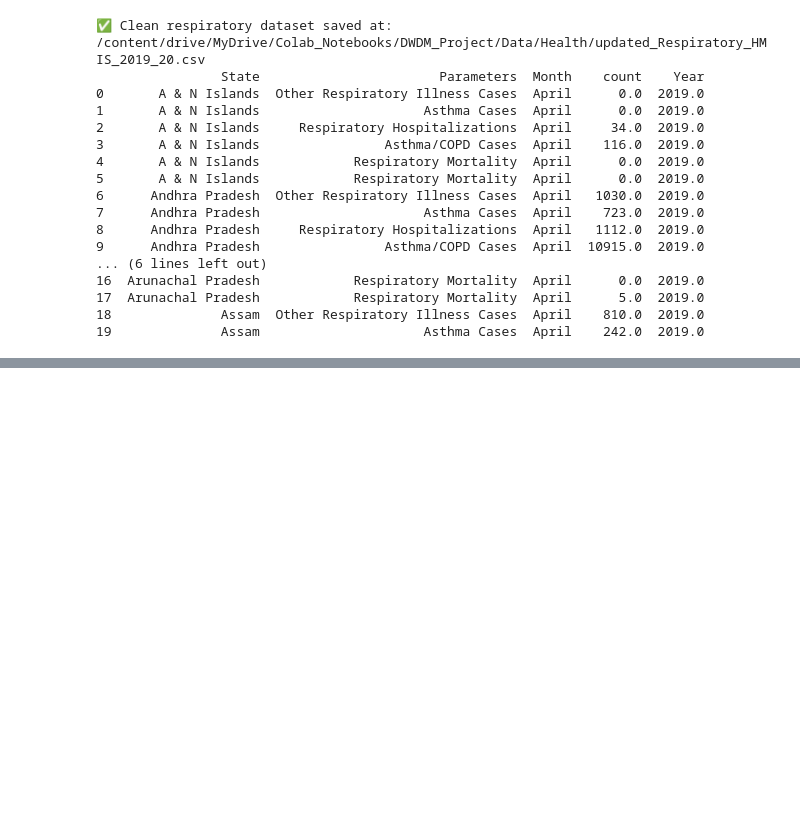
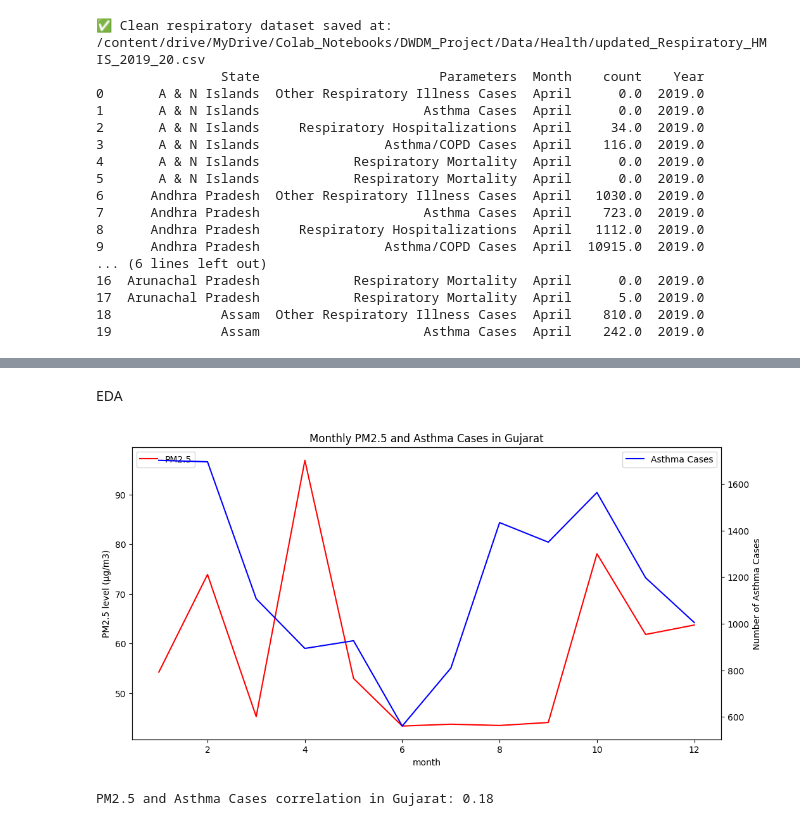
Before and after one commit to Akshar-36/aqi-health-risk-ml, a Jupyter notebook: India_AQI_Health_Pipeline.ipynb, the cells around one changed output, grey strips where cells are left out. Drawn from its saved outputs; the diff is of its cells as text; code cells hidden in the pictures; blank space fills up the shorter version.

Commit message:
all datasets merged and some basic EDA

```diff
--- a/India_AQI_Health_Pipeline.ipynb
+++ b/India_AQI_Health_Pipeline.ipynb
@@ -196,3 +190,9 @@ print(resp_long.head(20))
 17  Arunachal Pradesh            Respiratory Mortality  April      5.0  2019.0
 18              Assam  Other Respiratory Illness Cases  April    810.0  2019.0
 19              Assam                     Asthma Cases  April    242.0  2019.0
+# %%
+
+#load all clean datasets for aggregation and merging
+cpcb_df = pd.read_csv('/content/drive/MyDrive/Colab_Notebooks/DWDM_Project/Results/cleaned_cpcb_data.csv')
+health_df = pd.read_csv('/content/drive/MyDrive/Colab_Notebooks/DWDM_Project/Data/Health/updated_Respiratory_HMIS_2019_20.csv')
+modis_df = pd.read_csv('/content/drive/MyDrive/Colab_Notebooks/DWDM_Project/Results/modis_data.csv')
@@ -198,0 +309,30 @@ print(resp_long.head(20))
+# %% [markdown]
+EDA
+# %%
+import matplotlib.pyplot as plt
+import seaborn as sns
+
+# Example: Plot monthly average PM2.5 and asthma cases for a state
+
+state_data = merged_df[merged_df['state'] == 'gujarat']
+
+fig, ax1 = plt.subplots(figsize=(12, 6))
+ax2 = ax1.twinx()
+
+sns.lineplot(data=state_data, x='month', y='pm25', ax=ax1, color='red', label='PM2.5')
+sns.lineplot(data=state_data, x='month', y='asthma cases', ax=ax2, color='blue', label='Asthma Cases')
+
+ax1.set_ylabel('PM2.5 level (µg/m3)')
+ax2.set_ylabel('Number of Asthma Cases')
+ax1.set_title('Monthly PM2.5 and Asthma Cases in Gujarat')
+ax1.legend(loc='upper left')
+ax2.legend(loc='upper right')
+
+plt.show()
+
+# Calculate Pearson correlation
+corr = state_data[['pm25', 'asthma cases']].corr().iloc[0,1]
+print(f"PM2.5 and Asthma Cases correlation in Gujarat: {corr:.2f}")
+# %% [output]
+[figure, added]
+PM2.5 and Asthma Cases correlation in Gujarat: 0.18
```
Also changed, not shown: parts of 7 cells of this notebook.
